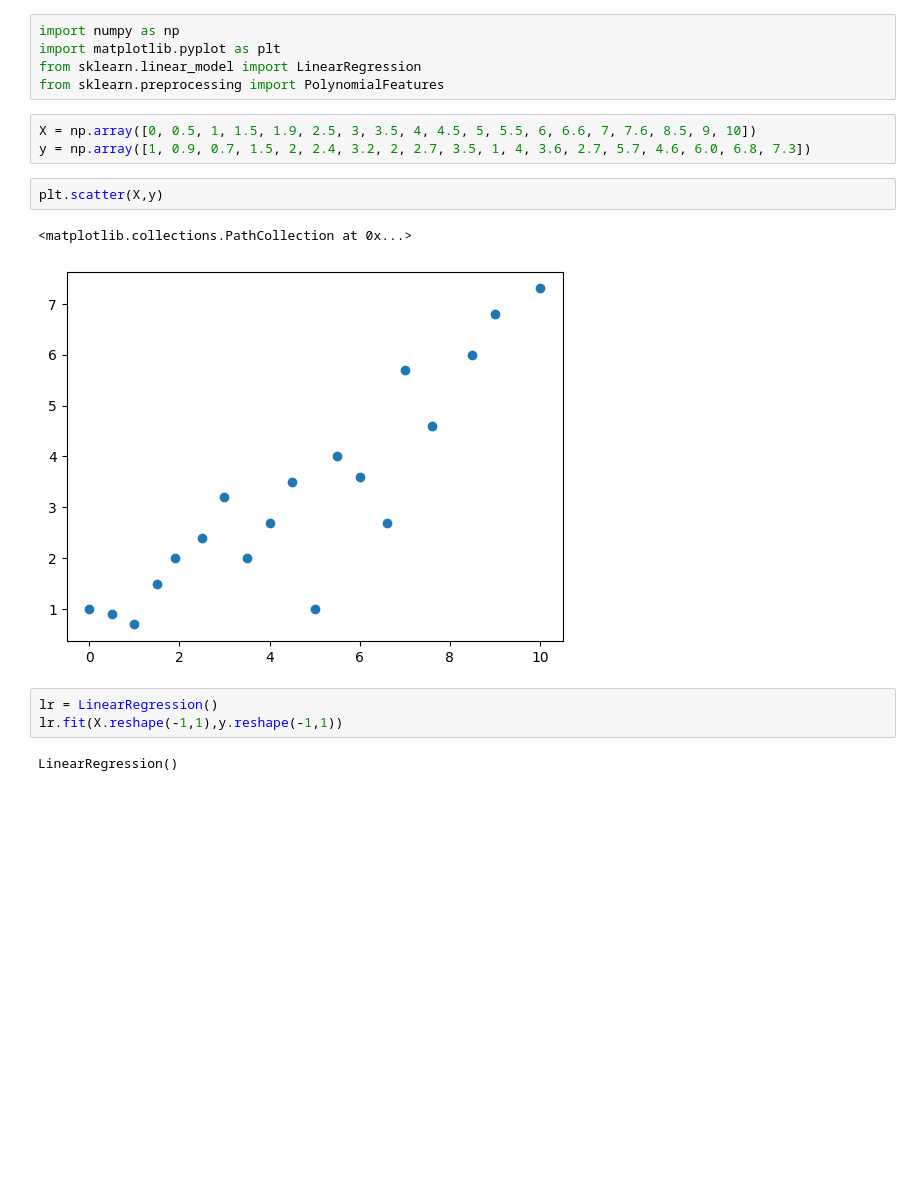
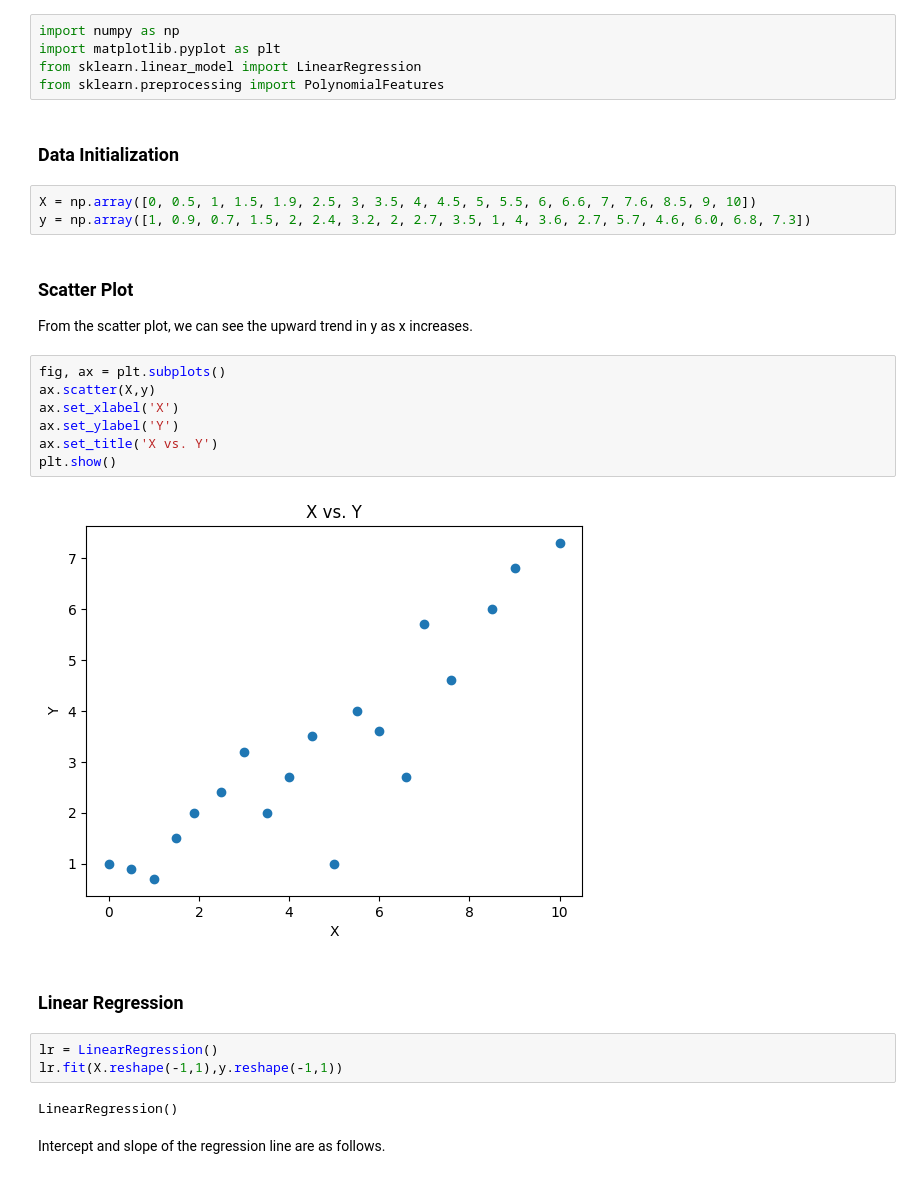
Before and after one commit to thinhtoohan/curvefitting, a Jupyter notebook: curve_fitting_12_11.ipynb, the cells around one changed output. Cells and saved outputs as stored; diff of their text form; blank space fills up the shorter version.

```diff
--- a/curve_fitting_12_11.ipynb
+++ b/curve_fitting_12_11.ipynb
@@ -7,17 +7,30 @@ import numpy as np
 import matplotlib.pyplot as plt
 from sklearn.linear_model import LinearRegression
 from sklearn.preprocessing import PolynomialFeatures
+# %% [markdown]
+### Data Initialization
 # %%
 X = np.array([0, 0.5, 1, 1.5, 1.9, 2.5, 3, 3.5, 4, 4.5, 5, 5.5, 6, 6.6, 7, 7.6, 8.5, 9, 10])
 y = np.array([1, 0.9, 0.7, 1.5, 2, 2.4, 3.2, 2, 2.7, 3.5, 1, 4, 3.6, 2.7, 5.7, 4.6, 6.0, 6.8, 7.3])
-# %%
-plt.scatter(X,y)
-# %% [output]
-<matplotlib.collections.PathCollection at 0x...>
-[figure, removed]
+# %% [markdown]
+### Scatter Plot
+From the scatter plot, we can see the upward trend in y as x increases.
+# %%
+fig, ax = plt.subplots()
+ax.scatter(X,y)
+ax.set_xlabel('X')
+ax.set_ylabel('Y')
+ax.set_title('X vs. Y')
+plt.show()
+# %% [output]
+[figure, added]
+# %% [markdown]
+### Linear Regression
 # %%
 lr = LinearRegression()
 lr.fit(X.reshape(-1,1),y.reshape(-1,1))
 # %% [output]
 LinearRegression()
+# %% [markdown]
+Intercept and slope of the regression line are as follows.
 # %%
```
Also changed, not shown: parts of 11 cells of this notebook.
